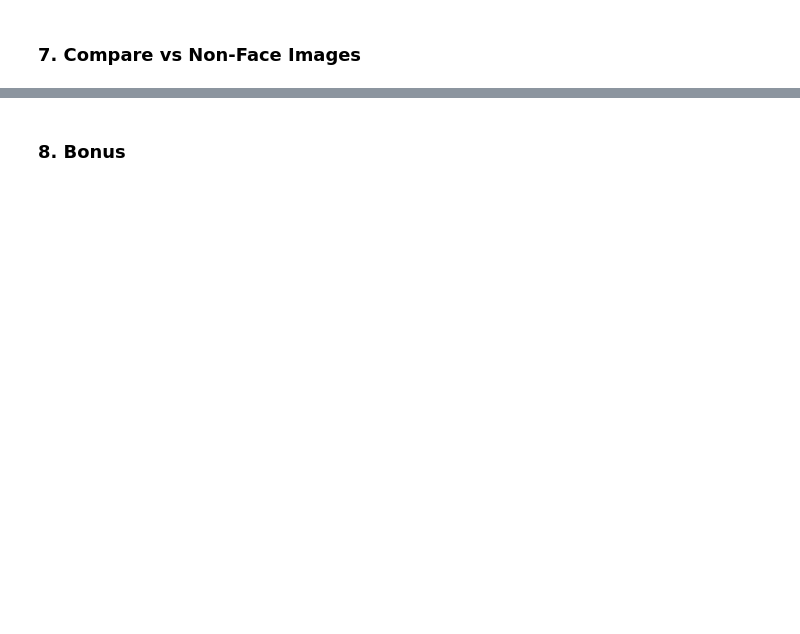
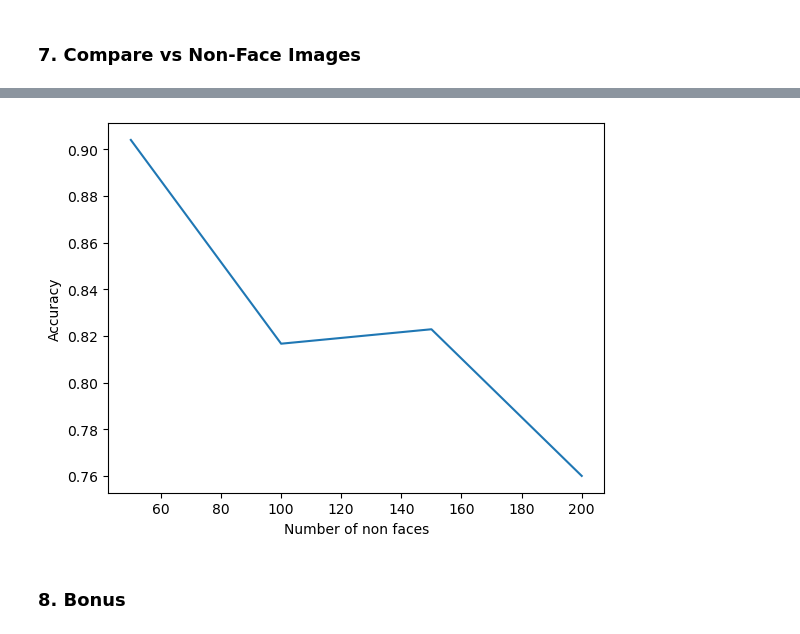
Before and after one commit to LaraHossam/Face-Recognition-Using-PCA-LDA, a Jupyter notebook: Ass1.ipynb, the cells around one changed output, grey strips where cells are left out. Saved outputs shown, nothing was run; the diff lists cells and outputs as text; code cells hidden in the pictures; blank space fills up the shorter version.

```diff
--- a/Ass1.ipynb
+++ b/Ass1.ipynb
@@ -460,4 +576,5 @@ for j in range(4):
 # %%
+#class for LDA
 class LDA():
     def __init__(self):
         print("Starting LDA")
@@ -503,8 +620,8 @@ class LDA():
     def classify(self,k,test_y,train_y):
         knn = KNeighborsClassifier(n_neighbors=k)
         knn.fit(self.new_train_x, train_y)
-        accuracy = knn.score(self.new_test_x, test_y)
-        print(f"{self.n} eigenvectors : {accuracy}")
+        self.accuracy = knn.score(self.new_test_x, test_y)
+        print(f"{self.n} eigenvectors : {self.accuracy}")
 
 
     def start(self,data):
@@ -570,8 +725,9 @@ plt.show()
 # Range of samples vary from 50 to 400, split evenly between
 # training and testing while keeping the face image dataset as it is
 n_i = [50,100,150,200]
+accuracies_LDA=[]
 for n in n_i:
-    print(f"Running PCA with {n} samples in non-faces VS 200 samples in faces")
+    print(f"Running LDA with {n} samples in non-faces VS 200 samples in faces")
     lda = LDA()
     test_x = data.T[::2]
     test_y = label[::2]
@@ -584,3 +740,4 @@ for n in n_i:
     lda.start(train_x)
     lda.project(test_x,1)
     lda.classify(1,test_y,train_y)
+    accuracies_LDA.append(lda.accuracy)
@@ -587,11 +757,14 @@ for n in n_i:
 # %%
 #plotting LDA accuracy against number of pictures in non face dataset
 x = [50,100,150,200]
-y = [0.96,0.933,0.917,0.935]
+#y = [0.96,0.933,0.917,0.935]
+y=accuracies_LDA
 plt.plot(x, y)
 plt.xlabel("Number of non faces")
 plt.ylabel("Accuracy")
 plt.show()
+# %% [output]
+[figure, added]
 # %% [markdown]
 ### 8. Bonus
 # %%
```
Also changed, not shown: parts of 51 cells of this notebook.
